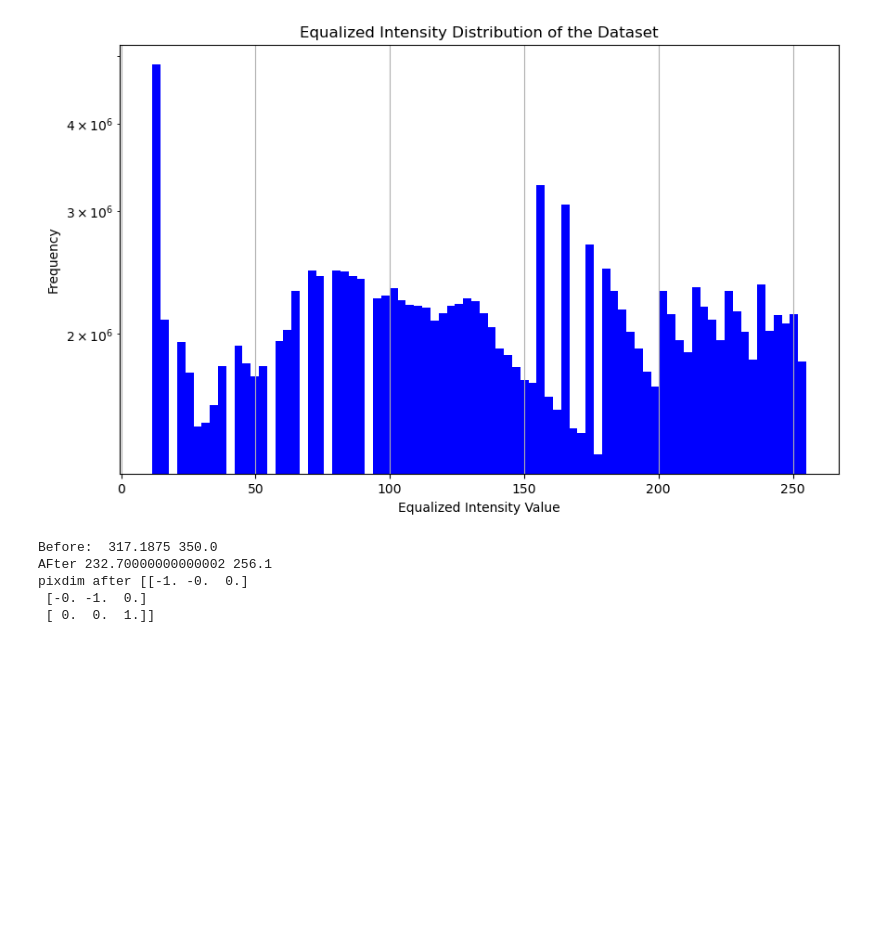
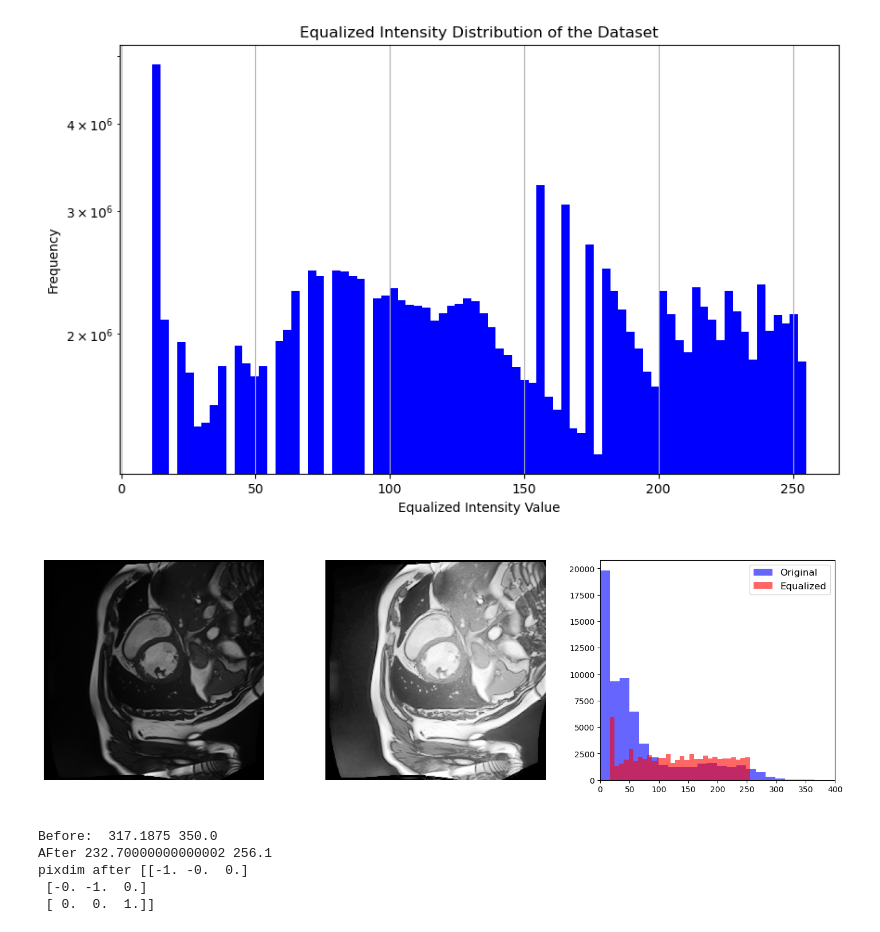
Before and after one commit to gijsdesmit/DLMIA, a Jupyter notebook: notebooks/UNet_segmentation.ipynb, the cells around one changed output. Saved outputs shown, nothing was run; the diff lists cells and outputs as text; code cells hidden in the pictures; blank space fills up the shorter version.

```diff
--- a/notebooks/UNet_segmentation.ipynb
+++ b/notebooks/UNet_segmentation.ipynb
@@ -304,6 +300,53 @@ class HistogramEqualization(Transform):
             equalized_image = equalized_image * 255
         sample['image'] = equalized_image
         return sample
+# %%
+interest_idx = 42
+
+# Test the transformation on a single image and visualize it
+sample_image = training_slices_dict[interest_idx]['image']
+sample_image = sample_image.squeeze()
+#sample_image = sample_image[0]
+sample_image = np.expand_dims(sample_image, axis=0)
+
+transform_test = HistogramEqualization()
+transformed_data = transform_test({'image': sample_image, 'image_meta_dict': training_slices_dict[interest_idx]['image_meta_dict']})
+equalized_sample_image = transformed_data['image'].squeeze()
+
+sample_image = sample_image.squeeze()
+
+# Display the original and equalized images along with their histograms
+plt.figure(figsize=(18, 5))
+
+# Original Image
+plt.subplot(1, 3, 1)
+plt.imshow(sample_image, cmap='gray')
+plt.title('Original Image', fontsize=18, color='white')
+plt.axis('off')
+
+# Equalized Image
+plt.subplot(1, 3, 2)
+plt.imshow(equalized_sample_image, cmap='gray')
+plt.title('Histogram Equalized Image', fontsize=18, color='white')
+plt.axis('off')
+
+# Histogram of Intensity Values
+n_bins = 30
+plt.subplot(1, 3, 3)
+plt.hist(sample_image.ravel(), bins=n_bins, color='blue', alpha=0.6, label='Original')
+plt.hist(equalized_sample_image.ravel(), bins=n_bins, color='red', alpha=0.6, label='Equalized')
+plt.legend(loc='upper right', fontsize=12)
+plt.title('Histogram of Intensity Values', fontsize=18, color='white')
+plt.xlabel('Intensity Value', fontsize=12, color='white')
+plt.ylabel('Count', fontsize=12, color='white')
+plt.xlim([0, 400])
+# save img as png
+plt.savefig('histogram_equalization_demonstration.png', dpi=300, bbox_inches='tight', transparent=True)
+# save img without background
+
+plt.show()
+# %% [output]
+[figure, added]
 # %%
 # Test the transformation on a single image and visualize it
 sample_image = training_slices_dict[22]['image']
```
Also changed, not shown: parts of 14 cells of this notebook, 1 other file.
